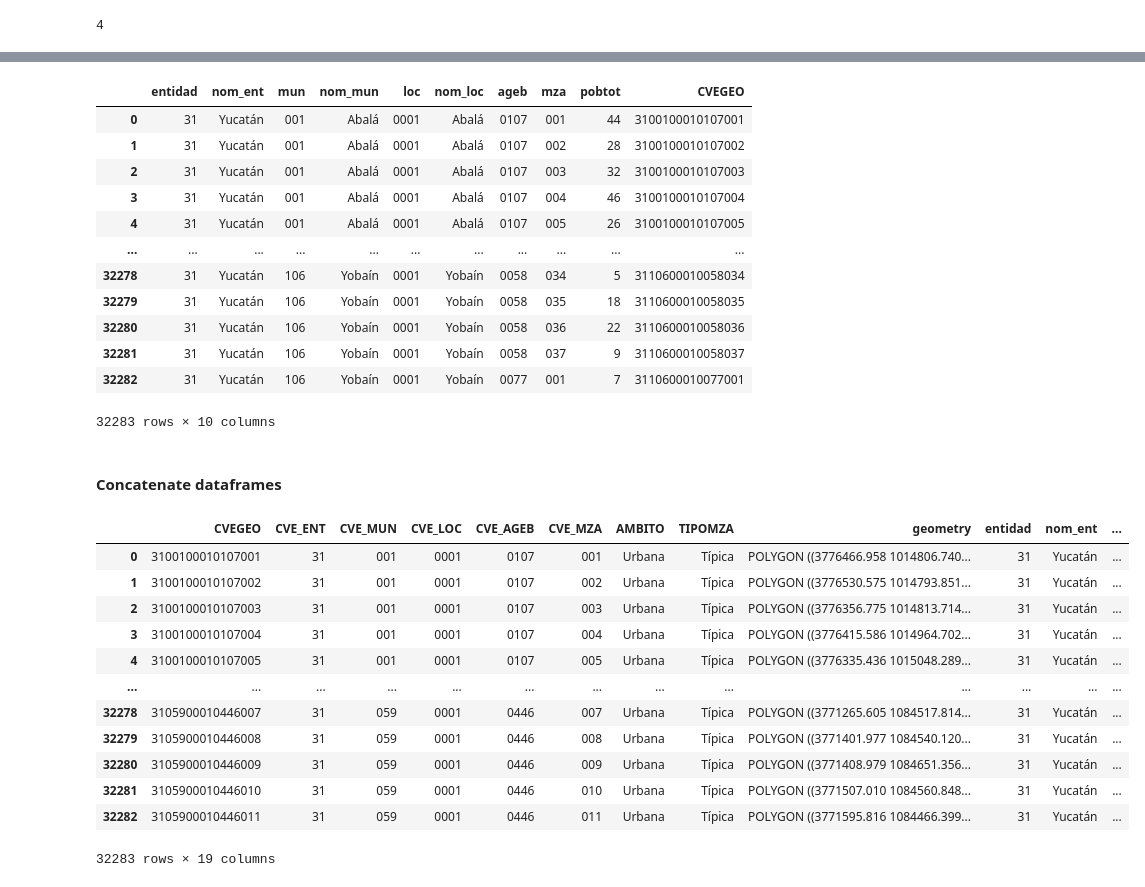
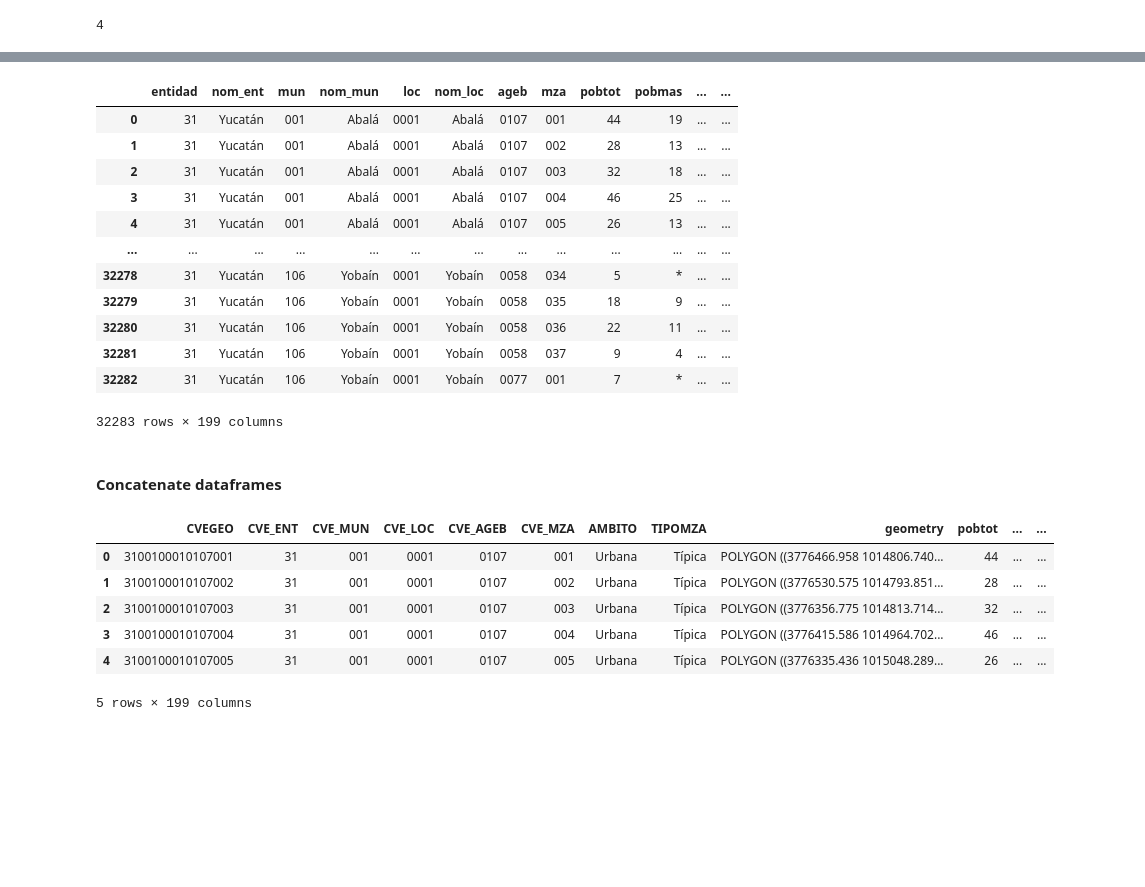
Before and after one commit to gperaza/road-network, a Jupyter notebook: notebooks/working with geodataframes.ipynb, the cells around one changed output, grey strips where cells are left out. Saved outputs shown, nothing was run; the diff lists cells and outputs as text; code cells hidden in the pictures; blank space fills up the shorter version.

```diff
--- a/notebooks/working with geodataframes.ipynb
+++ b/notebooks/working with geodataframes.ipynb
@@ -283,3 +293,3 @@ yucatan_censo = pd.read_csv('input_data/resageburb_31_2010_csv/resultados_ageb_u
 # %%
-yucatan_censo = yucatan_censo[['entidad', 'nom_ent', 'mun', 'nom_mun', 'loc', 'nom_loc', 'ageb', 'mza', 'pobtot']]
+#yucatan_censo = yucatan_censo[['entidad', 'nom_ent', 'mun', 'nom_mun', 'loc', 'nom_loc', 'ageb', 'mza', 'pobtot']]
 # %%
@@ -405,40 +412,37 @@ yucatan_censo['CVEGEO'] = yucatan_censo['entidad'] + yucatan_censo['mun'] + yuca
 yucatan_censo.reset_index(inplace=True, drop=True)
 yucatan_censo
 # %% [output]
-|  | entidad | nom_ent | mun | nom_mun | loc | nom_loc | ageb | mza | pobtot | CVEGEO |
-| 0 | 31 | Yucatán | 001 | Abalá | 0001 | Abalá | 0107 | 001 | 44 | 3100100010107001 |
-| 1 | 31 | Yucatán | 001 | Abalá | 0001 | Abalá | 0107 | 002 | 28 | 3100100010107002 |
-| 2 | 31 | Yucatán | 001 | Abalá | 0001 | Abalá | 0107 | 003 | 32 | 3100100010107003 |
-| 3 | 31 | Yucatán | 001 | Abalá | 0001 | Abalá | 0107 | 004 | 46 | 3100100010107004 |
-| 4 | 31 | Yucatán | 001 | Abalá | 0001 | Abalá | 0107 | 005 | 26 | 3100100010107005 |
-| ... | ... | ... | ... | ... | ... | ... | ... | ... | ... | ... |
-| 32278 | 31 | Yucatán | 106 | Yobaín | 0001 | Yobaín | 0058 | 034 | 5 | 3110600010058034 |
-| 32279 | 31 | Yucatán | 106 | Yobaín | 0001 | Yobaín | 0058 | 035 | 18 | 3110600010058035 |
-| 32280 | 31 | Yucatán | 106 | Yobaín | 0001 | Yobaín | 0058 | 036 | 22 | 3110600010058036 |
-| 32281 | 31 | Yucatán | 106 | Yobaín | 0001 | Yobaín | 0058 | 037 | 9 | 3110600010058037 |
-| 32282 | 31 | Yucatán | 106 | Yobaín | 0001 | Yobaín | 0077 | 001 | 7 | 3110600010077001 |
+|  | entidad | nom_ent | mun | nom_mun | loc | nom_loc | ageb | mza | pobtot | pobmas | ... | ... |
+| 0 | 31 | Yucatán | 001 | Abalá | 0001 | Abalá | 0107 | 001 | 44 | 19 | ... | ... |
+| 1 | 31 | Yucatán | 001 | Abalá | 0001 | Abalá | 0107 | 002 | 28 | 13 | ... | ... |
+| 2 | 31 | Yucatán | 001 | Abalá | 0001 | Abalá | 0107 | 003 | 32 | 18 | ... | ... |
+| 3 | 31 | Yucatán | 001 | Abalá | 0001 | Abalá | 0107 | 004 | 46 | 25 | ... | ... |
+| 4 | 31 | Yucatán | 001 | Abalá | 0001 | Abalá | 0107 | 005 | 26 | 13 | ... | ... |
+| ... | ... | ... | ... | ... | ... | ... | ... | ... | ... | ... | ... | ... |
+| 32278 | 31 | Yucatán | 106 | Yobaín | 0001 | Yobaín | 0058 | 034 | 5 | * | ... | ... |
+| 32279 | 31 | Yucatán | 106 | Yobaín | 0001 | Yobaín | 0058 | 035 | 18 | 9 | ... | ... |
+| 32280 | 31 | Yucatán | 106 | Yobaín | 0001 | Yobaín | 0058 | 036 | 22 | 11 | ... | ... |
+| 32281 | 31 | Yucatán | 106 | Yobaín | 0001 | Yobaín | 0058 | 037 | 9 | 4 | ... | ... |
+| 32282 | 31 | Yucatán | 106 | Yobaín | 0001 | Yobaín | 0077 | 001 | 7 | * | ... | ... |
-32283 rows × 10 columns
+32283 rows × 199 columns
 # %% [markdown]
 #### Concatenate dataframes
 # %%
 yucatan_manzana.sort_values(by=['CVEGEO'], ignore_index=True, inplace=True)
 # %%
 yucatan_censo['pobtot'] = yucatan_censo['pobtot'].astype('str')
+# %%
+#drop columns that are duplicated in the other dataframe
+yucatan_censo.drop(columns=['entidad', 'nom_ent', 'mun', 'nom_mun', 'loc', 'nom_loc', 'ageb', 'mza'], inplace = True)
 # %%
-yucatan = pd.concat([yucatan_manzana, yucatan_censo], axis=1, join='inner')
+yucatan = yucatan_manzana.merge(yucatan_censo, on=['CVEGEO'], how='inner')
 # %%
-yucatan
+yucatan.head()
 # %% [output]
-|  | CVEGEO | CVE_ENT | CVE_MUN | CVE_LOC | CVE_AGEB | CVE_MZA | AMBITO | TIPOMZA | geometry | entidad | nom_ent | ... |
-| 0 | 3100100010107001 | 31 | 001 | 0001 | 0107 | 001 | Urbana | Típica | POLYGON ((3776466.958 1014806.740... | 31 | Yucatán | ... |
-| 1 | 3100100010107002 | 31 | 001 | 0001 | 0107 | 002 | Urbana | Típica | POLYGON ((3776530.575 1014793.851... | 31 | Yucatán | ... |
-| 2 | 3100100010107003 | 31 | 001 | 0001 | 0107 | 003 | Urbana | Típica | POLYGON ((3776356.775 1014813.714... | 31 | Yucatán | ... |
-| 3 | 3100100010107004 | 31 | 001 | 0001 | 0107 | 004 | Urbana | Típica | POLYGON ((3776415.586 1014964.702... | 31 | Yucatán | ... |
-| 4 | 3100100010107005 | 31 | 001 | 0001 | 0107 | 005 | Urbana | Típica | POLYGON ((3776335.436 1015048.289... | 31 | Yucatán | ... |
-| ... | ... | ... | ... | ... | ... | ... | ... | ... | ... | ... | ... | ... |
-| 32278 | 3105900010446007 | 31 | 059 | 0001 | 0446 | 007 | Urbana | Típica | POLYGON ((3771265.605 1084517.814... | 31 | Yucatán | ... |
-| 32279 | 3105900010446008 | 31 | 059 | 0001 | 0446 | 008 | Urbana | Típica | POLYGON ((3771401.977 1084540.120... | 31 | Yucatán | ... |
-| 32280 | 3105900010446009 | 31 | 059 | 0001 | 0446 | 009 | Urbana | Típica | POLYGON ((3771408.979 1084651.356... | 31 | Yucatán | ... |
-| 32281 | 3105900010446010 | 31 | 059 | 0001 | 0446 | 010 | Urbana | Típica | POLYGON ((3771507.010 1084560.848... | 31 | Yucatán | ... |
-| 32282 | 3105900010446011 | 31 | 059 | 0001 | 0446 | 011 | Urbana | Típica | POLYGON ((3771595.816 1084466.399... | 31 | Yucatán | ... |
+|  | CVEGEO | CVE_ENT | CVE_MUN | CVE_LOC | CVE_AGEB | CVE_MZA | AMBITO | TIPOMZA | geometry | pobtot | ... | ... |
+| 0 | 3100100010107001 | 31 | 001 | 0001 | 0107 | 001 | Urbana | Típica | POLYGON ((3776466.958 1014806.740... | 44 | ... | ... |
+| 1 | 3100100010107002 | 31 | 001 | 0001 | 0107 | 002 | Urbana | Típica | POLYGON ((3776530.575 1014793.851... | 28 | ... | ... |
+| 2 | 3100100010107003 | 31 | 001 | 0001 | 0107 | 003 | Urbana | Típica | POLYGON ((3776356.775 1014813.714... | 32 | ... | ... |
+| 3 | 3100100010107004 | 31 | 001 | 0001 | 0107 | 004 | Urbana | Típica | POLYGON ((3776415.586 1014964.702... | 46 | ... | ... |
+| 4 | 3100100010107005 | 31 | 001 | 0001 | 0107 | 005 | Urbana | Típica | POLYGON ((3776335.436 1015048.289... | 26 | ... | ... |
-32283 rows × 19 columns
+5 rows × 199 columns
```
Also changed, not shown: parts of 10 cells of this notebook.
